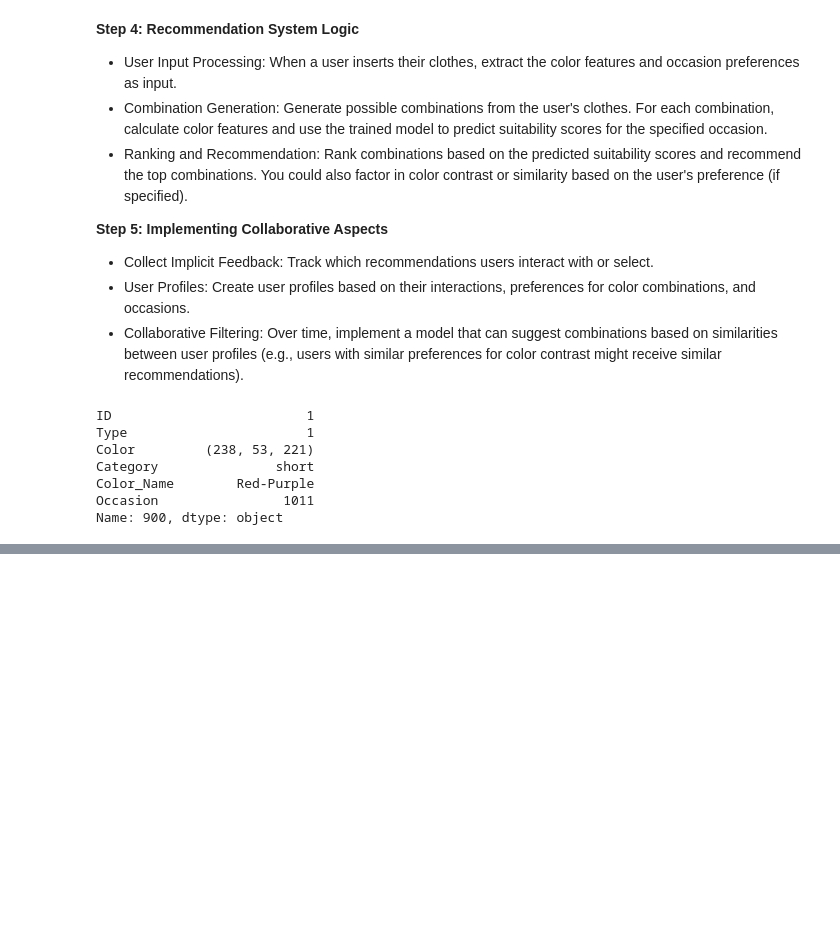
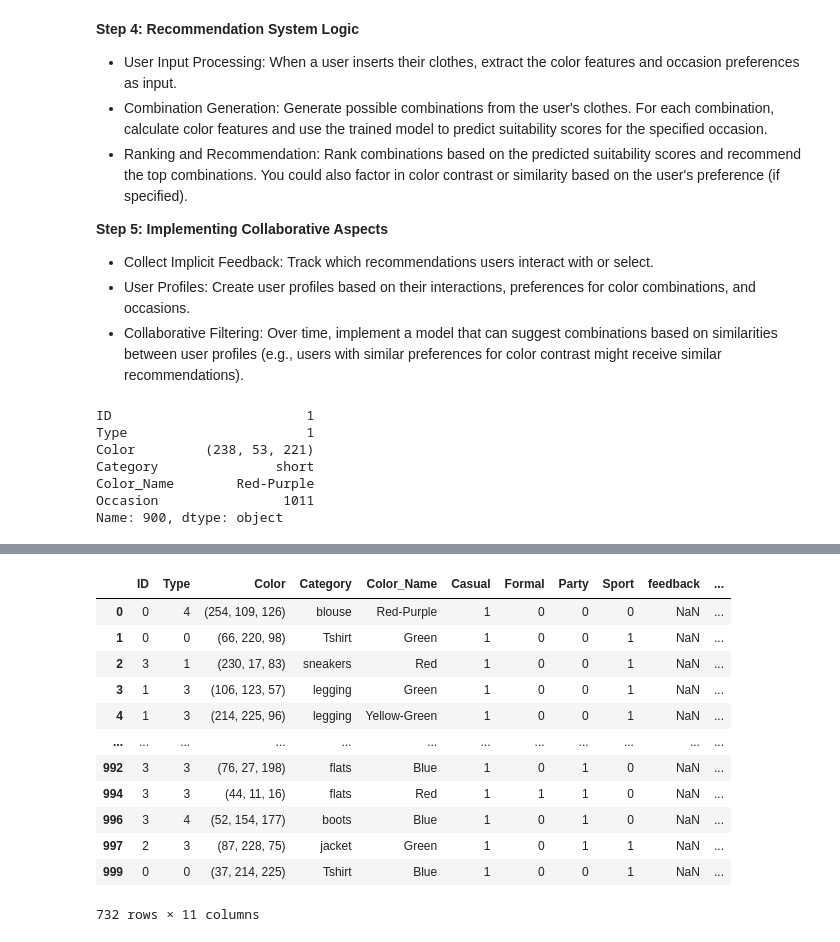
Before and after one commit to SeffySnow/styleSmart, a Jupyter notebook: recommendation.ipynb, the cells around one changed output, grey strips where cells are left out. Saved outputs shown, nothing was run; the diff lists cells and outputs as text; code cells hidden in the pictures; blank space fills up the shorter version.

```diff
--- a/recommendation.ipynb
+++ b/recommendation.ipynb
@@ -394,0 +490,18 @@ Name: 900, dtype: object
+# %%
+new=df[df['Casual']==1]
+new['ID'].value_counts()
+new
+# %% [output]
+|  | ID | Type | Color | Category | Color_Name | Casual | Formal | Party | Sport | feedback | ... |
+| 0 | 0 | 4 | (254, 109, 126) | blouse | Red-Purple | 1 | 0 | 0 | 0 | NaN | ... |
+| 1 | 0 | 0 | (66, 220, 98) | Tshirt | Green | 1 | 0 | 0 | 1 | NaN | ... |
+| 2 | 3 | 1 | (230, 17, 83) | sneakers | Red | 1 | 0 | 0 | 1 | NaN | ... |
+| 3 | 1 | 3 | (106, 123, 57) | legging | Green | 1 | 0 | 0 | 1 | NaN | ... |
+| 4 | 1 | 3 | (214, 225, 96) | legging | Yellow-Green | 1 | 0 | 0 | 1 | NaN | ... |
+| ... | ... | ... | ... | ... | ... | ... | ... | ... | ... | ... | ... |
+| 992 | 3 | 3 | (76, 27, 198) | flats | Blue | 1 | 0 | 1 | 0 | NaN | ... |
+| 994 | 3 | 3 | (44, 11, 16) | flats | Red | 1 | 1 | 1 | 0 | NaN | ... |
+| 996 | 3 | 4 | (52, 154, 177) | boots | Blue | 1 | 0 | 1 | 0 | NaN | ... |
+| 997 | 2 | 3 | (87, 228, 75) | jacket | Green | 1 | 0 | 1 | 1 | NaN | ... |
+| 999 | 0 | 0 | (37, 214, 225) | Tshirt | Blue | 1 | 0 | 0 | 1 | NaN | ... |
+732 rows × 11 columns
```
Also changed, not shown: parts of 9 cells of this notebook.
